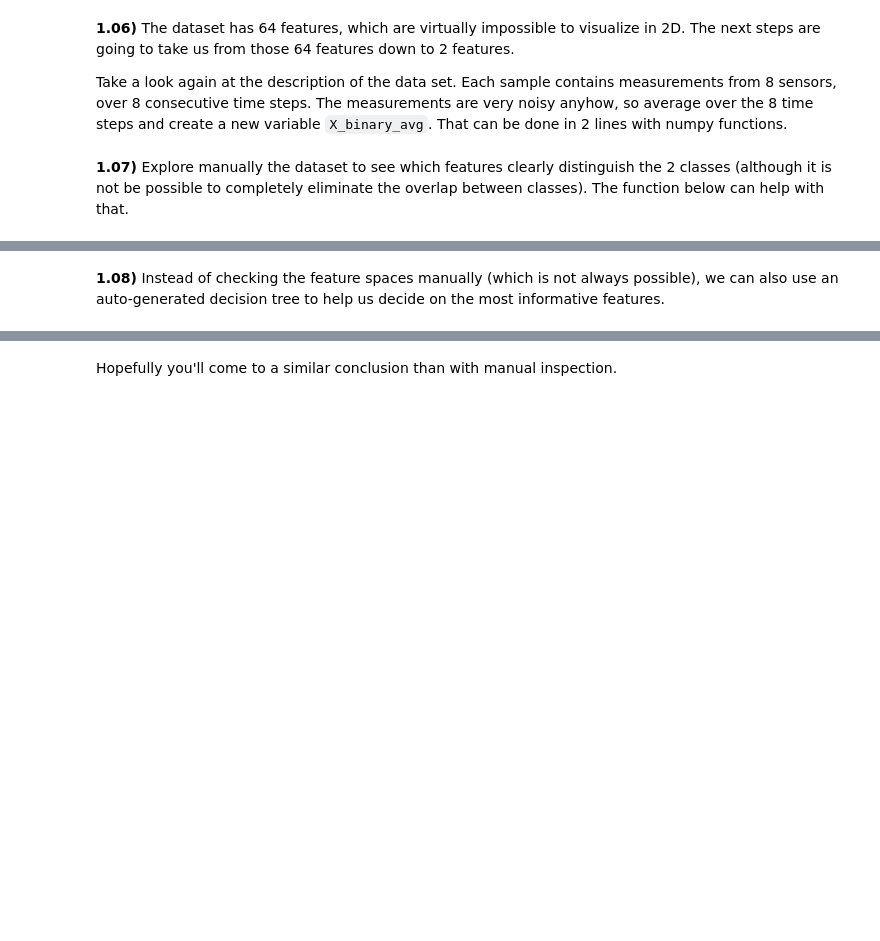
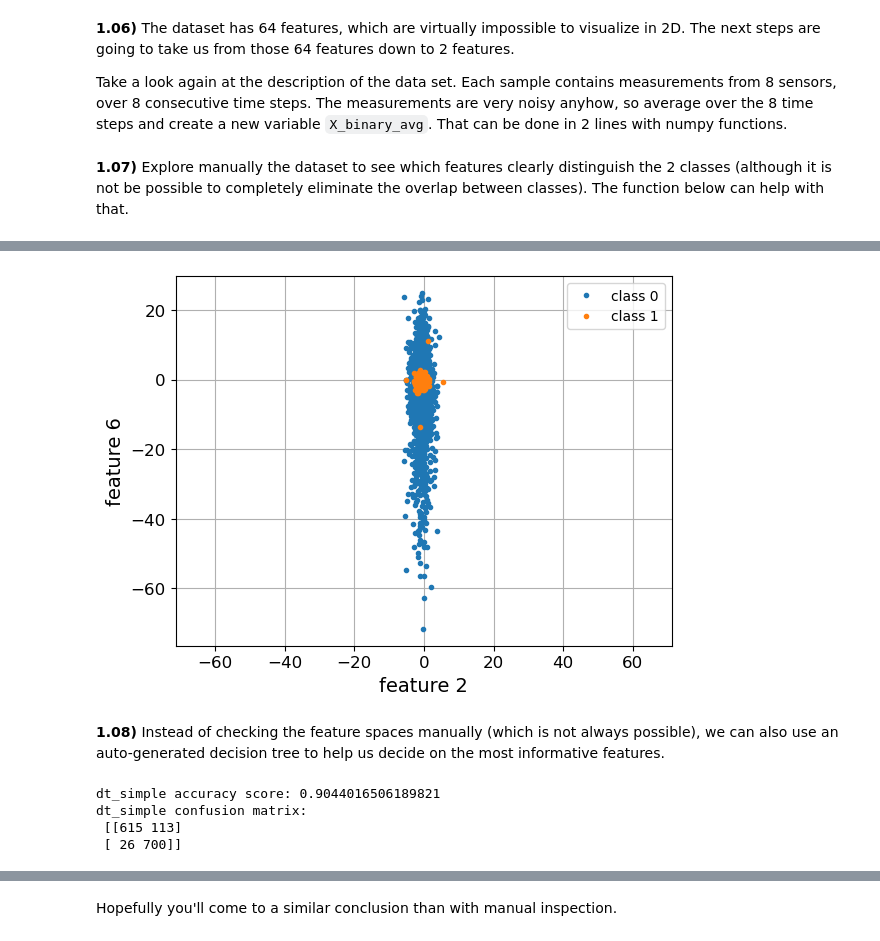
Before and after one commit to kvta1/RO47002, a Jupyter notebook: practicum4/RO47002_week4_classification.ipynb, the cells around one changed output, grey strips where cells are left out. Cells and saved outputs as stored; diff of their text form; code cells hidden in the pictures; blank space fills up the shorter version.

```diff
--- a/practicum4/RO47002_week4_classification.ipynb
+++ b/practicum4/RO47002_week4_classification.ipynb
@@ -283,0 +273,12 @@ False
+# %%
+# YOUR CODE HERE
+
+rock_indices = (y_4class == 0)
+scissors_indices = (y_4class == 1)
+
+combined_indices = rock_indices | scissors_indices
+
+X_binary = X_4class[combined_indices, :]
+y_binary = y_4class[combined_indices]
+
+print(np.shape(X_binary))
@@ -350,3 +385,6 @@ raise NotImplementedError()
+# %%
+# YOUR CODE HERE
+X_binary_avg = np.array([np.mean(X_binary[i].reshape(-1, 8), axis=0) for i in range(len(X_binary))])
 # %%
 assert X_binary_avg.shape[0] == 5813
 assert X_binary_avg.shape[1] == 8
@@ -373,11 +429,13 @@ def plot_data(X, y, feat_1, feat_2, class_1=0, class_2=1):
 # %%
 # Add the correct values here. Ensure that feat_1 < feat_2.
-feat_1 = None
-feat_2 = None
+feat_1 = 2
+feat_2 = 6
 
 # YOUR CODE HERE
-raise NotImplementedError()
+
 plot_data(X_binary_avg, y_binary, feat_1, feat_2)
+# %% [output]
+[figure, added]
 # %%
 assert feat_1 is not None
 assert feat_2 is not None
@@ -392,6 +450,11 @@ dt_clf_simple.fit(X_simple_train, y_simple_train)
 dt_y_simple_pred = dt_clf_simple.predict(X_simple_test)
 
 print_accuracy_confusion(y_simple_test, dt_y_simple_pred, 'dt_simple')
+# %% [output]
+dt_simple accuracy score: 0.9044016506189821
+dt_simple confusion matrix:
+ [[615 113]
+ [ 26 700]]
 # %%
 from sklearn import tree
 import graphviz
```
Also changed, not shown: parts of 6 cells of this notebook.
